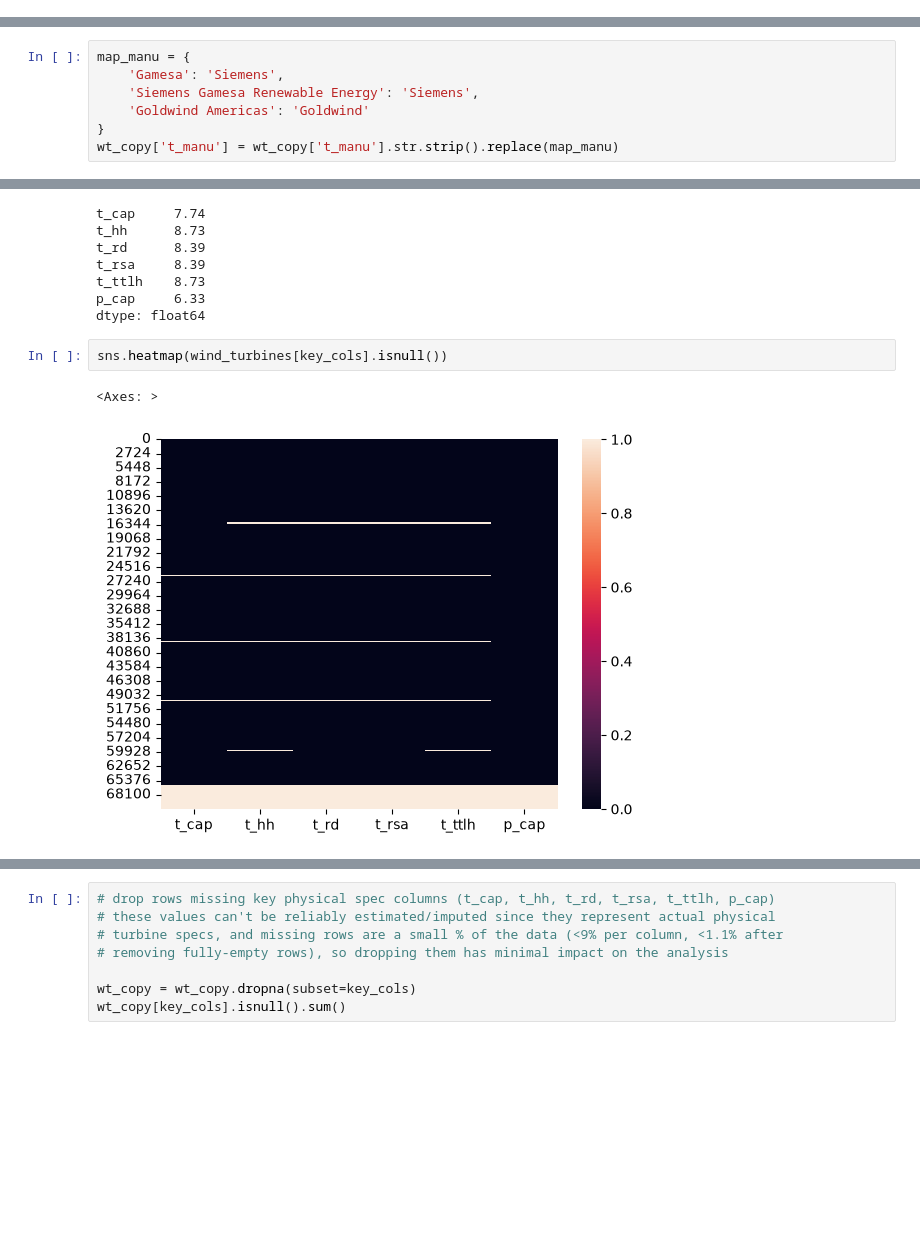
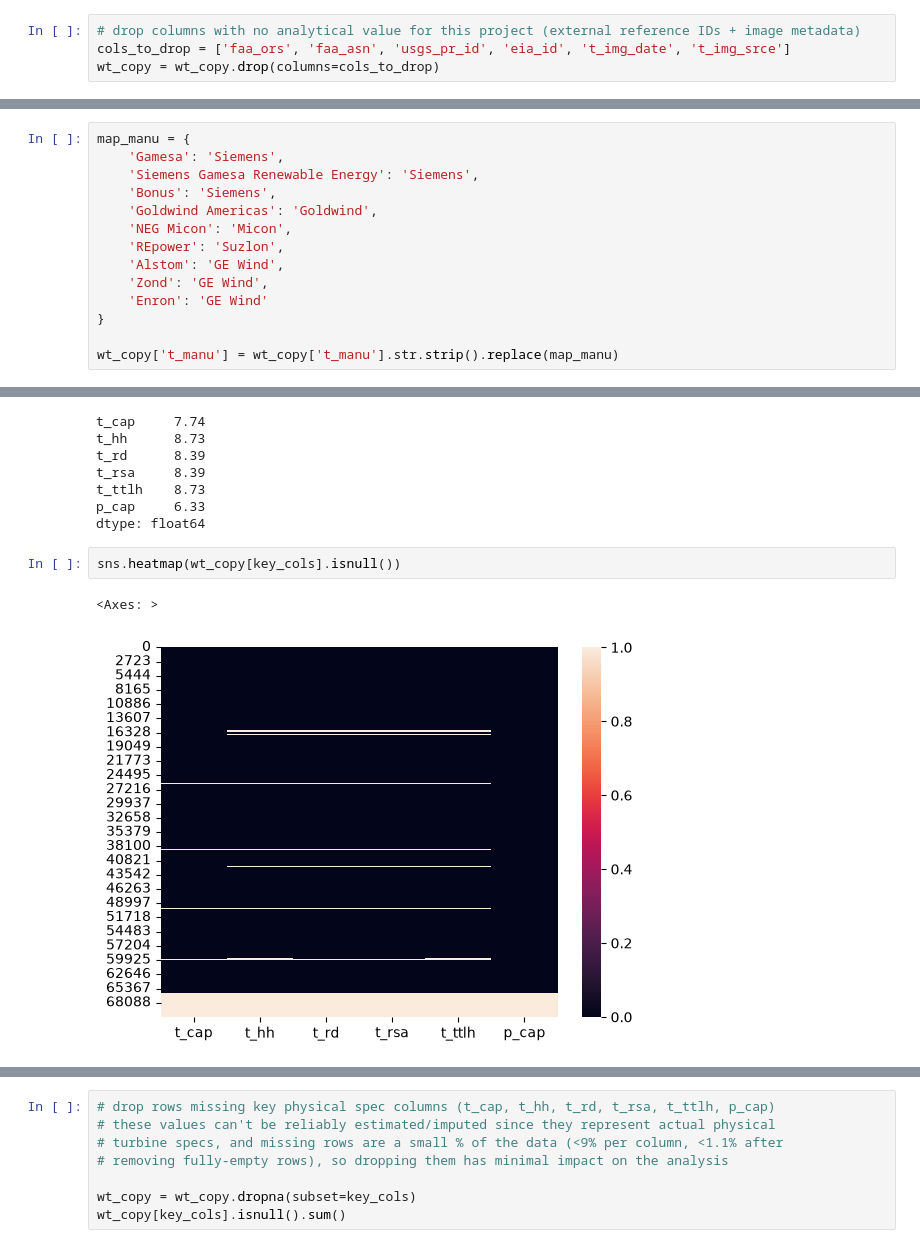
Before and after one commit to hawraalawi/project_2, a Jupyter notebook: Code/EDA_Report_Template.ipynb, the cells around one changed output, grey strips where cells are left out. Cells and saved outputs as stored; diff of their text form; blank space fills up the shorter version.

```diff
--- a/Code/EDA_Report_Template.ipynb
+++ b/Code/EDA_Report_Template.ipynb
@@ -349,6 +351,10 @@ dtype: int64
 # %%
 #drop duplicated columns after merging)
 wt_copy = wt_copy.drop(columns=['state', 'State_x', 'State_y' ], errors='ignore')
+# %%
+# drop columns with no analytical value for this project (external reference IDs + image metadata)
+cols_to_drop = ['faa_ors', 'faa_asn', 'usgs_pr_id', 'eia_id', 't_img_date', 't_img_srce']
+wt_copy = wt_copy.drop(columns=cols_to_drop)
 # %%
 wt_copy.duplicated().sum()
 # %% [output]
@@ -390,6 +396,13 @@ Name: count, dtype: int64
 map_manu = {
     'Gamesa': 'Siemens',
     'Siemens Gamesa Renewable Energy': 'Siemens',
-    'Goldwind Americas': 'Goldwind'
+    'Bonus': 'Siemens',
+    'Goldwind Americas': 'Goldwind',
+    'NEG Micon': 'Micon',
+    'REpower': 'Suzlon',
+    'Alstom': 'GE Wind',
+    'Zond': 'GE Wind',
+    'Enron': 'GE Wind'
 }
+
 wt_copy['t_manu'] = wt_copy['t_manu'].str.strip().replace(map_manu)
@@ -406,8 +439,8 @@ t_ttlh    8.73
 p_cap     6.33
 dtype: float64
 # %%
-sns.heatmap(wind_turbines[key_cols].isnull())
+sns.heatmap(wt_copy[key_cols].isnull())
 # %% [output]
 <Axes: >
-[figure, old version]
+[figure, new version]
 # %%
```
Also changed, not shown: parts of 25 cells of this notebook, 5 other files.
